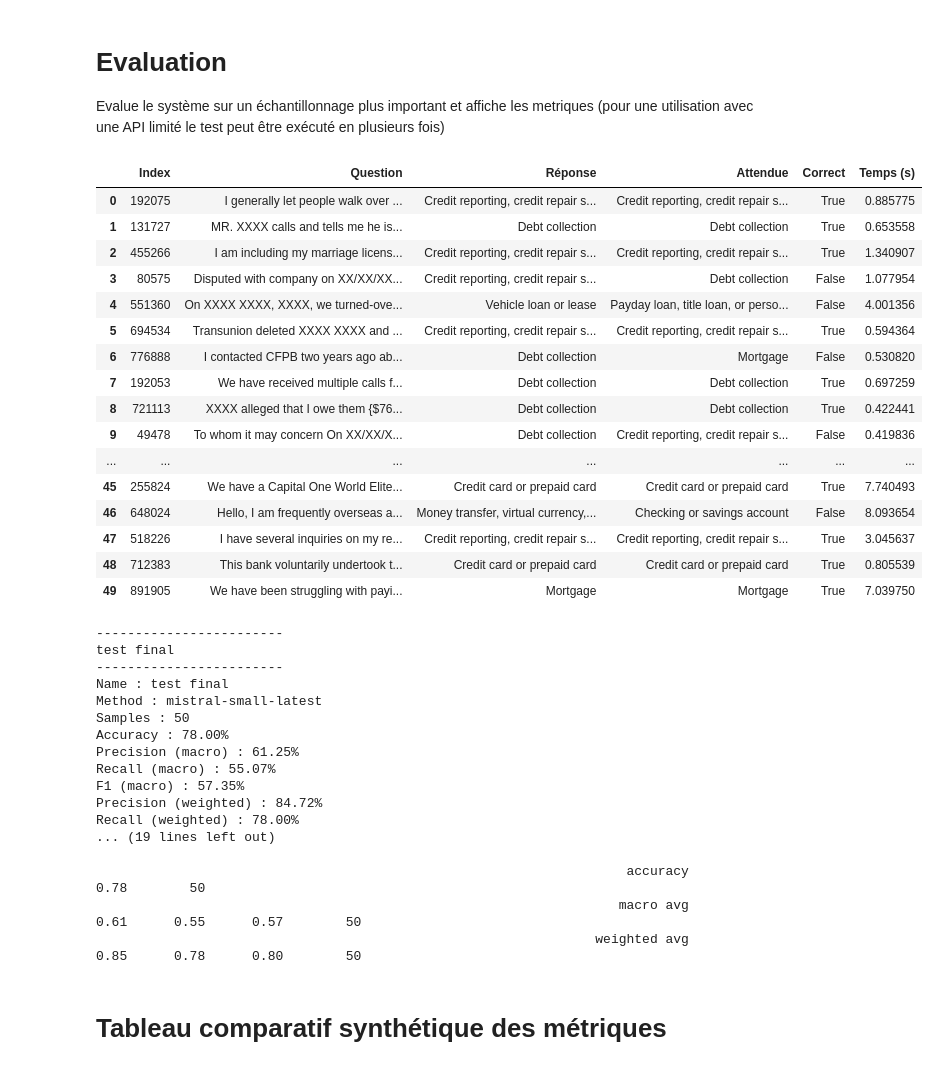
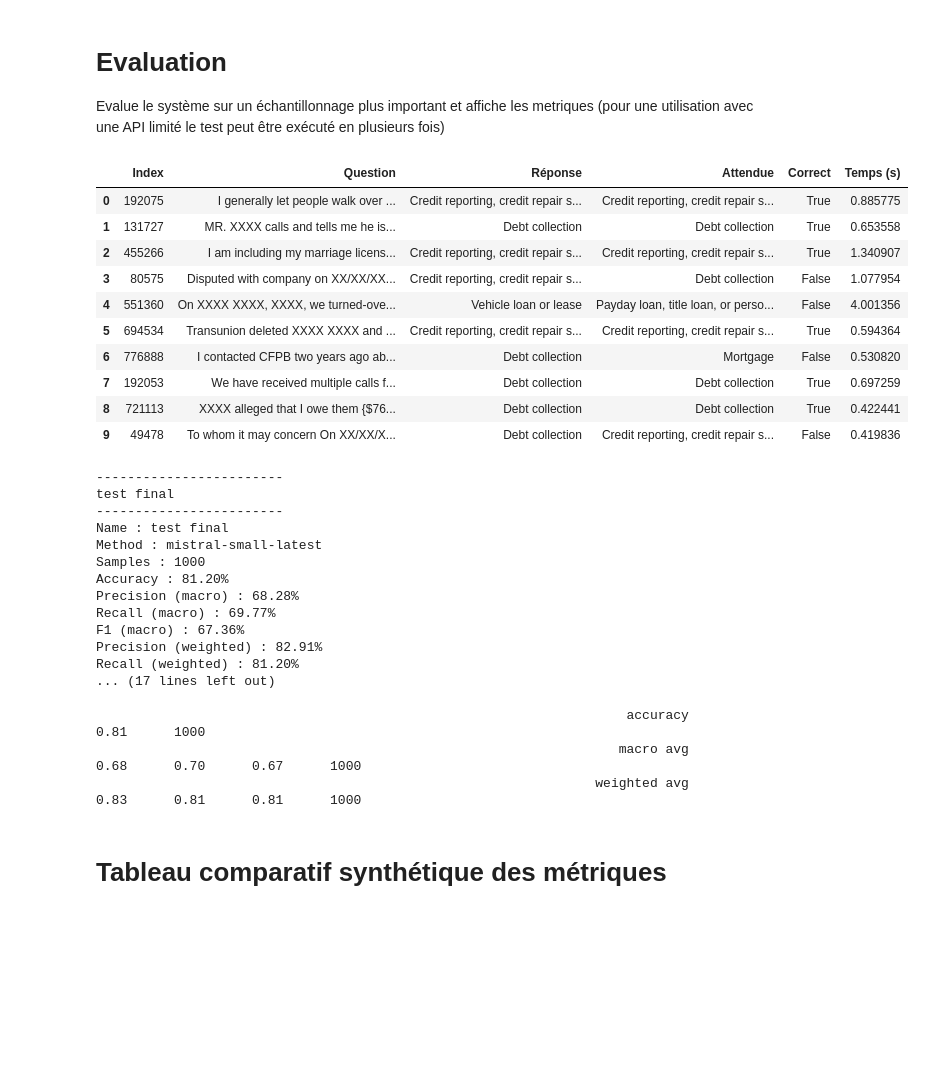
Before and after one commit to Ace4teaM/OCR-ZenAssist, a Jupyter notebook: 2_approche_llm.ipynb, the cells around one changed output. Saved outputs shown, nothing was run; the diff lists cells and outputs as text; code cells hidden in the pictures; blank space fills up the shorter version.

```diff
--- a/2_approche_llm.ipynb
+++ b/2_approche_llm.ipynb
@@ -820,7 +820,7 @@ Evalue le système sur un échantillonnage plus important et affiche les metriqu
 results_path = Path("results.pkl")
 results = load_results(results_path)
 
-max_results = 50
+max_results = 1000
 name = "test final"
 model = os.environ["MISTRAL_MODEL"]
 if len(results) < max_results:
@@ -830,25 +830,19 @@ if len(results) < max_results:
     results = pd.concat([results, additional_results], ignore_index=True)
     save_results(results, results_path)
 # %%
-results
+results.head(10)
 # %% [output]
 |  | Index | Question | Réponse | Attendue | Correct | Temps (s) |
 | 0 | 192075 | I generally let people walk over ... | Credit reporting, credit repair s... | Credit reporting, credit repair s... | True | 0.885775 |
 | 1 | 131727 | MR. XXXX calls and tells me he is... | Debt collection | Debt collection | True | 0.653558 |
 | 2 | 455266 | I am including my marriage licens... | Credit reporting, credit repair s... | Credit reporting, credit repair s... | True | 1.340907 |
 | 3 | 80575 | Disputed with company on XX/XX/XX... | Credit reporting, credit repair s... | Debt collection | False | 1.077954 |
 | 4 | 551360 | On XXXX XXXX, XXXX, we turned-ove... | Vehicle loan or lease | Payday loan, title loan, or perso... | False | 4.001356 |
 | 5 | 694534 | Transunion deleted XXXX XXXX and ... | Credit reporting, credit repair s... | Credit reporting, credit repair s... | True | 0.594364 |
 | 6 | 776888 | I contacted CFPB two years ago ab... | Debt collection | Mortgage | False | 0.530820 |
 | 7 | 192053 | We have received multiple calls f... | Debt collection | Debt collection | True | 0.697259 |
 | 8 | 721113 | XXXX alleged that I owe them {$76... | Debt collection | Debt collection | True | 0.422441 |
 | 9 | 49478 | To whom it may concern On XX/XX/X... | Debt collection | Credit reporting, credit repair s... | False | 0.419836 |
-| ... | ... | ... | ... | ... | ... | ... |
-| 45 | 255824 | We have a Capital One World Elite... | Credit card or prepaid card | Credit card or prepaid card | True | 7.740493 |
-| 46 | 648024 | Hello, I am frequently overseas a... | Money transfer, virtual currency,... | Checking or savings account | False | 8.093654 |
-| 47 | 518226 | I have several inquiries on my re... | Credit reporting, credit repair s... | Credit reporting, credit repair s... | True | 3.045637 |
-| 48 | 712383 | This bank voluntarily undertook t... | Credit card or prepaid card | Credit card or prepaid card | True | 0.805539 |
-| 49 | 891905 | We have been struggling with payi... | Mortgage | Mortgage | True | 7.039750 |
 # %%
 from metrics import (
     calculate_metrics,
@@ -873,18 +867,18 @@ test final
 ------------------------
 Name : test final
 Method : mistral-small-latest
-Samples : 50
-Accuracy : 78.00%
-Precision (macro) : 61.25%
-Recall (macro) : 55.07%
-F1 (macro) : 57.35%
-Precision (weighted) : 84.72%
-Recall (weighted) : 78.00%
-... (19 lines left out)
+Samples : 1000
+Accuracy : 81.20%
+Precision (macro) : 68.28%
+Recall (macro) : 69.77%
+F1 (macro) : 67.36%
+Precision (weighted) : 82.91%
+Recall (weighted) : 81.20%
+... (17 lines left out)
 
-                                                                    accuracy                           0.78        50
-                                                                   macro avg       0.61      0.55      0.57        50
-                                                                weighted avg       0.85      0.78      0.80        50
+                                                                    accuracy                           0.81      1000
+                                                                   macro avg       0.68      0.70      0.67      1000
+                                                                weighted avg       0.83      0.81      0.81      1000
 # %% [markdown]
 # Tableau comparatif synthétique des métriques
 # %%
```
Also changed, not shown: parts of 9 cells of this notebook, 6 other files.
